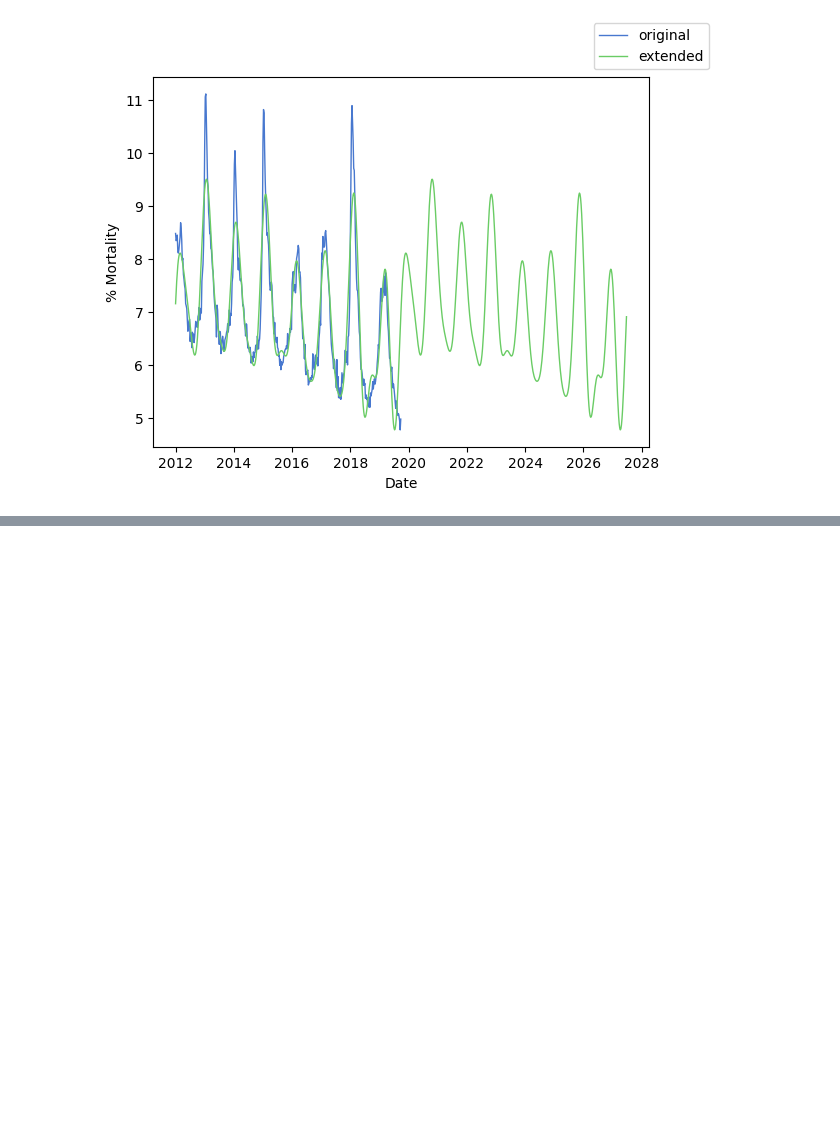
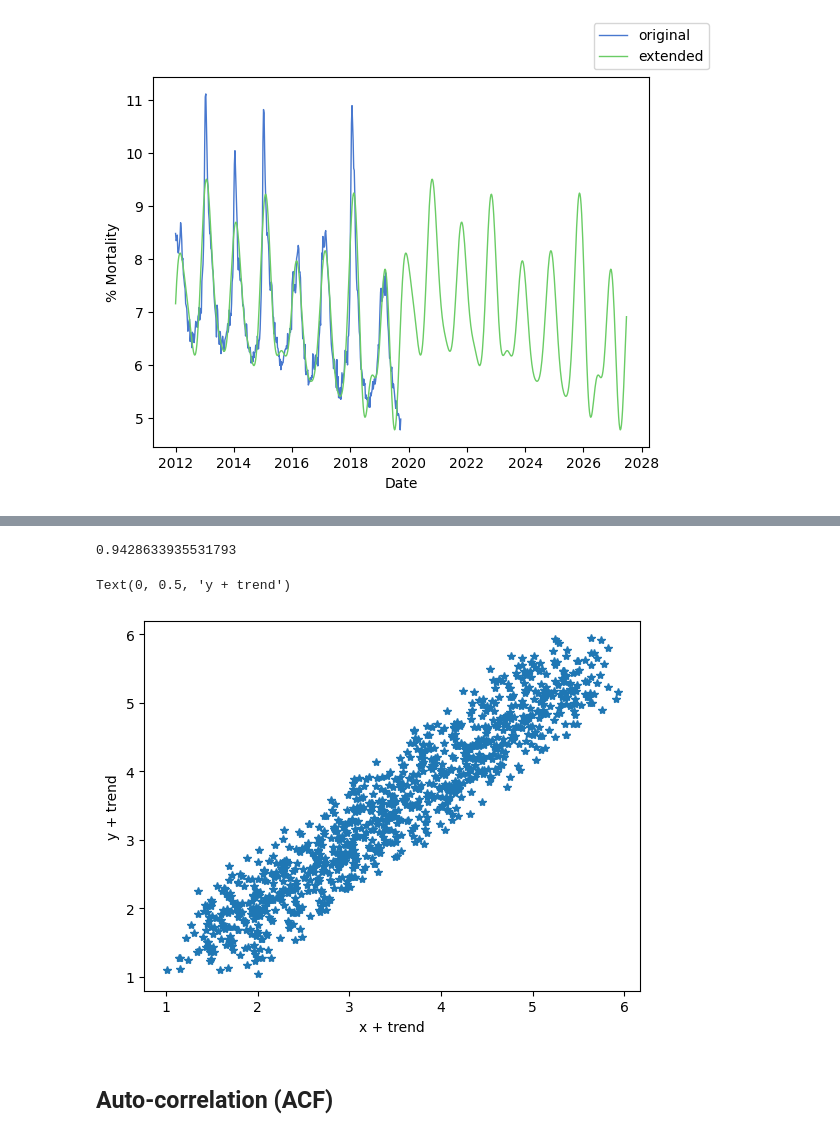
Before and after one commit to taniagmangolini/machine-learning, a Jupyter notebook: temporal_series/time_series.ipynb, the cells around one changed output, grey strips where cells are left out. Saved outputs shown, nothing was run; the diff lists cells and outputs as text; code cells hidden in the pictures; blank space fills up the shorter version.

```diff
--- a/temporal_series/time_series.ipynb
+++ b/temporal_series/time_series.ipynb
@@ -1644,0 +1684,4 @@ fig.legend()
+# %%
+# add a linear line (trend line)
+trend = np.linspace(1, 5, 1000)
+trend
@@ -1644,0 +1706,15 @@ fig.legend()
+# %%
+pearson(x+trend, y+trend) # now we have a strong correlation
+# the additin of a common trend is sufficient to overwhelm the randomness of the data
+# this explaind why it is import to detrend the data before correlation!
+# %% [output]
+0.9428633935531793
+# %%
+plt.plot(x+trend, y+trend, '*')
+plt.xlabel('x + trend')
+plt.ylabel('y + trend')
+# %% [output]
+Text(0, 0.5, 'y + trend')
+[figure, added]
+# %% [markdown]
+## Auto-correlation (ACF)
```
Also changed, not shown: parts of 28 cells of this notebook.
